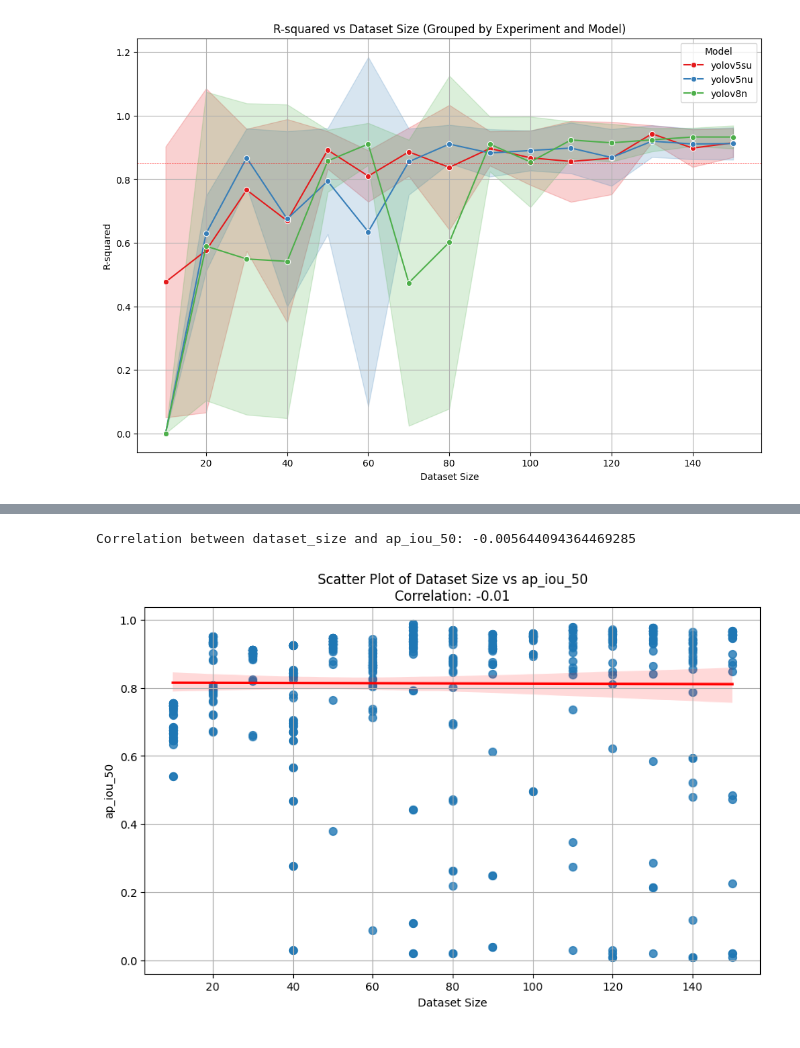
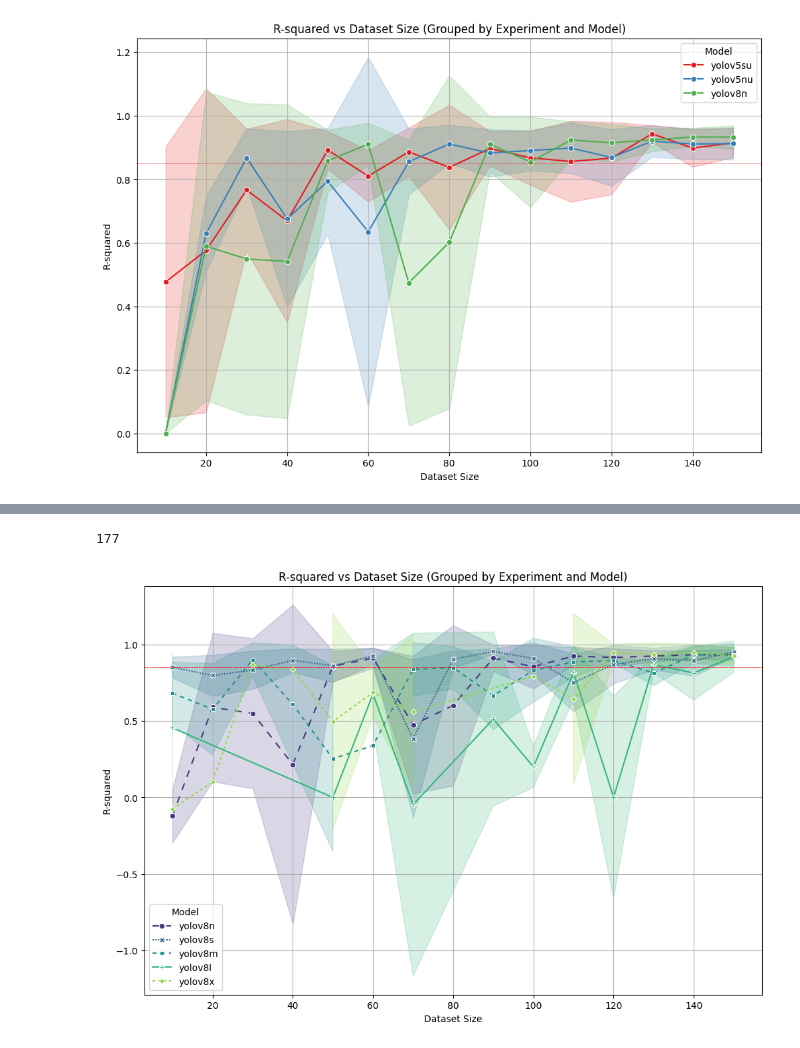
Before and after one commit to SamueleBumbaca/Plants__On_the_minimum_dataset_size_for_a_maize_seedling_object_detector, a Jupyter notebook: dataset_size_analysis.ipynb, the cells around one changed output, grey strips where cells are left out. Saved outputs shown, nothing was run; the diff lists cells and outputs as text; code cells hidden in the pictures.

```diff
--- a/dataset_size_analysis.ipynb
+++ b/dataset_size_analysis.ipynb
@@ -339,24 +366,47 @@ plt.show()
-# %%
-import pandas as pd
-import matplotlib.pyplot as plt
-import seaborn as sns
-
-# Filter the DataFrame with model == 'yolov5lu'
-filtered_df = df[df['model'] == 'yolov5su']
-
-# Assuming filtered_df is already defined and contains the necessary columns
-# Calculate the correlation between 'dataset_size' and 'r_squared'
-correlation = filtered_df['dataset_size'].corr(filtered_df['ap_iou_50'])
-print(f"Correlation between dataset_size and ap_iou_50: {correlation}")
-
-# Create a scatter plot with a trend line
-plt.figure(figsize=(10, 6))
-sns.regplot(x='dataset_size', y='ap_iou_50', data=filtered_df, scatter_kws={'s': 50}, line_kws={'color': 'red'})
-plt.xlabel('Dataset Size')
-plt.ylabel('ap_iou_50')
-plt.title(f'Scatter Plot of Dataset Size vs ap_iou_50\nCorrelation: {correlation:.2f}')
-plt.grid(True)
-plt.show()
-# %% [output]
-Correlation between dataset_size and ap_iou_50: -0.005644094364469285
-[figure, removed]
+# %%
+import pandas as pd
+import matplotlib.pyplot as plt
+import seaborn as sns
+
+# Initialize the filtered DataFrame
+filtered_df = df.copy()
+
+# Set NaN values in the 'r_squared' column to 0
+filtered_df['r_squared'] = filtered_df['r_squared'].fillna(0)
+
+# Filter the DataFrame to include both yolov8n and yolov8n models
+filtered_df = filtered_df[filtered_df['model'].isin(['yolov8n', 'yolov8s', 'yolov8m', 'yolov8l', 'yolov8x'])]
+
+# Group by 'experiment' and 'model' and select the observation with the highest R-squared value
+filtered_df = filtered_df.loc[filtered_df.groupby(['experiment', 'model'])['r_squared'].idxmax()]
+
+# Set r-squared <0 to 0
+filtered_df = filtered_df[filtered_df['r_squared'] >= -1]
+
+# Create a new column 'exp' with 'dataset_size'
+filtered_df['exp'] = filtered_df['dataset_size']
+
+# Sort by dataset size
+filtered_df = filtered_df.sort_values(by='dataset_size')
+
+# Define custom colors and linestyles for each model
+palette = sns.color_palette("viridis", 5)  # Update palette to have 5 colors
+linestyles = {'yolov8l': '', 'yolov8n': (5, 5), 'yolov8s': (1, 1), 'yolov8m': (3, 3), 'yolov8x': (2, 2)}  # Update dashes to have 5 styles
+
+# Create a line plot with 'dataset_size' on the x-axis and mean 'r_squared' on the y-axis, grouped by 'model'
+plt.figure(figsize=(12, 8))
+sns.lineplot(x='dataset_size', y='r_squared', hue='model', style='model', data=filtered_df, errorbar='sd', estimator='mean', markers=True, palette=palette, dashes=linestyles, hue_order=['yolov8n', 'yolov8s', 'yolov8m', 'yolov8l', 'yolov8x'], style_order=['yolov8n', 'yolov8s', 'yolov8m', 'yolov8l', 'yolov8x'])
+
+# Plot a red line at y = 0.85
+plt.axhline(y=0.85, color='red', linestyle='--', linewidth=0.5)
+
+plt.xlabel('Dataset Size')
+plt.ylabel('R-squared')
+plt.title('R-squared vs Dataset Size (Grouped by Experiment and Model)')
+plt.grid(True)
+plt.legend(title='Model')
+
+plt.show()
+# %% [output]
+177
+[figure, added]
```
Also changed, not shown: parts of 10 cells of this notebook, 17 other files.
